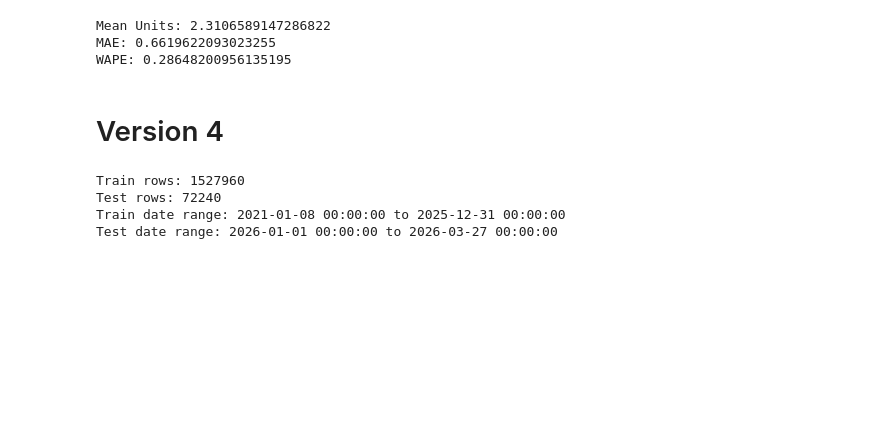
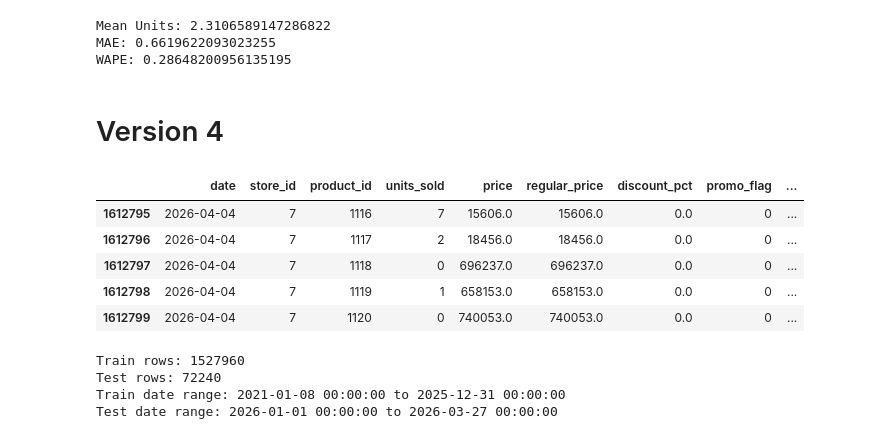
Before and after one commit to SunnyX-AI/ai-powered-sales-forecasting, a Jupyter notebook: notebooks/00_experiments.ipynb, the cells around one changed output. Drawn from its saved outputs; the diff is of its cells as text; code cells hidden in the pictures; blank space fills up the shorter version.

```diff
--- a/notebooks/00_experiments.ipynb
+++ b/notebooks/00_experiments.ipynb
@@ -1359,6 +1359,15 @@ conn = psycopg2.connect(
 query = "SELECT * FROM core.fact_sales"
 df_v4 = pd.read_sql(query, conn)
 conn.close()
+# %%
+df_v4.tail()
+# %% [output]
+|  | date | store_id | product_id | units_sold | price | regular_price | discount_pct | promo_flag | ... |
+| 1612795 | 2026-04-04 | 7 | 1116 | 7 | 15606.0 | 15606.0 | 0.0 | 0 | ... |
+| 1612796 | 2026-04-04 | 7 | 1117 | 2 | 18456.0 | 18456.0 | 0.0 | 0 | ... |
+| 1612797 | 2026-04-04 | 7 | 1118 | 0 | 696237.0 | 696237.0 | 0.0 | 0 | ... |
+| 1612798 | 2026-04-04 | 7 | 1119 | 1 | 658153.0 | 658153.0 | 0.0 | 0 | ... |
+| 1612799 | 2026-04-04 | 7 | 1120 | 0 | 740053.0 | 740053.0 | 0.0 | 0 | ... |
 # %%
 cols = [
     "date",
```
Also changed, not shown: 1 other file.
